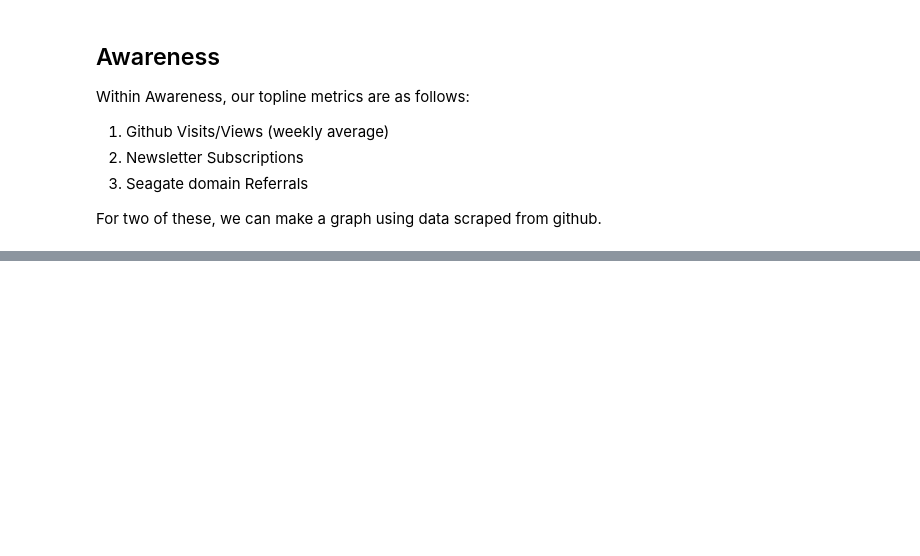
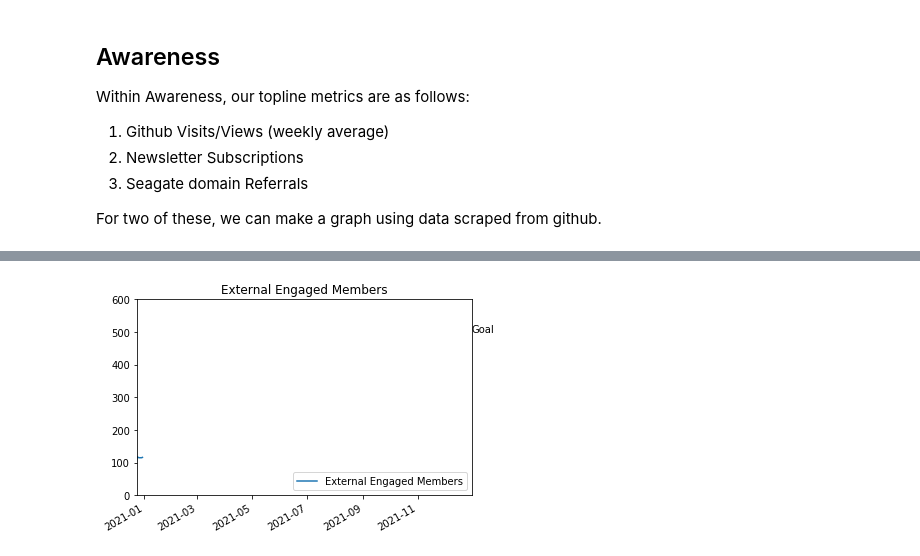
Before and after one commit to Seagate/cortx, a Jupyter notebook: metrics/CORTX_Metrics_Topline_Report.ipynb, the cells around one changed output, grey strips where cells are left out. Saved outputs shown, nothing was run; the diff lists cells and outputs as text; code cells hidden in the pictures; blank space fills up the shorter version.

```diff
--- a/metrics/CORTX_Metrics_Topline_Report.ipynb
+++ b/metrics/CORTX_Metrics_Topline_Report.ipynb
@@ -45,0 +60,11 @@ plt.show()
+# %%
+title='External Engaged Members'
+df[title] = df['innersource_participants'] + df['external_participants']
+start_date=datetime.datetime(2020,12,24,0,0,0)
+goal_date=datetime.datetime(2021,12,31,0,0,0)
+xlim=(start_date,goal_date)
+ylim=(0,600)
+plt=cg.goal_graph(df=df,title=title,xlim=xlim,ylim=ylim,goals=[cg.Goal('Goal',goal_date,500)],columns=[title])
+plt.show()
+# %% [output]
+[figure, added]
```
Also changed, not shown: parts of 4 cells of this notebook, 2 other files.
